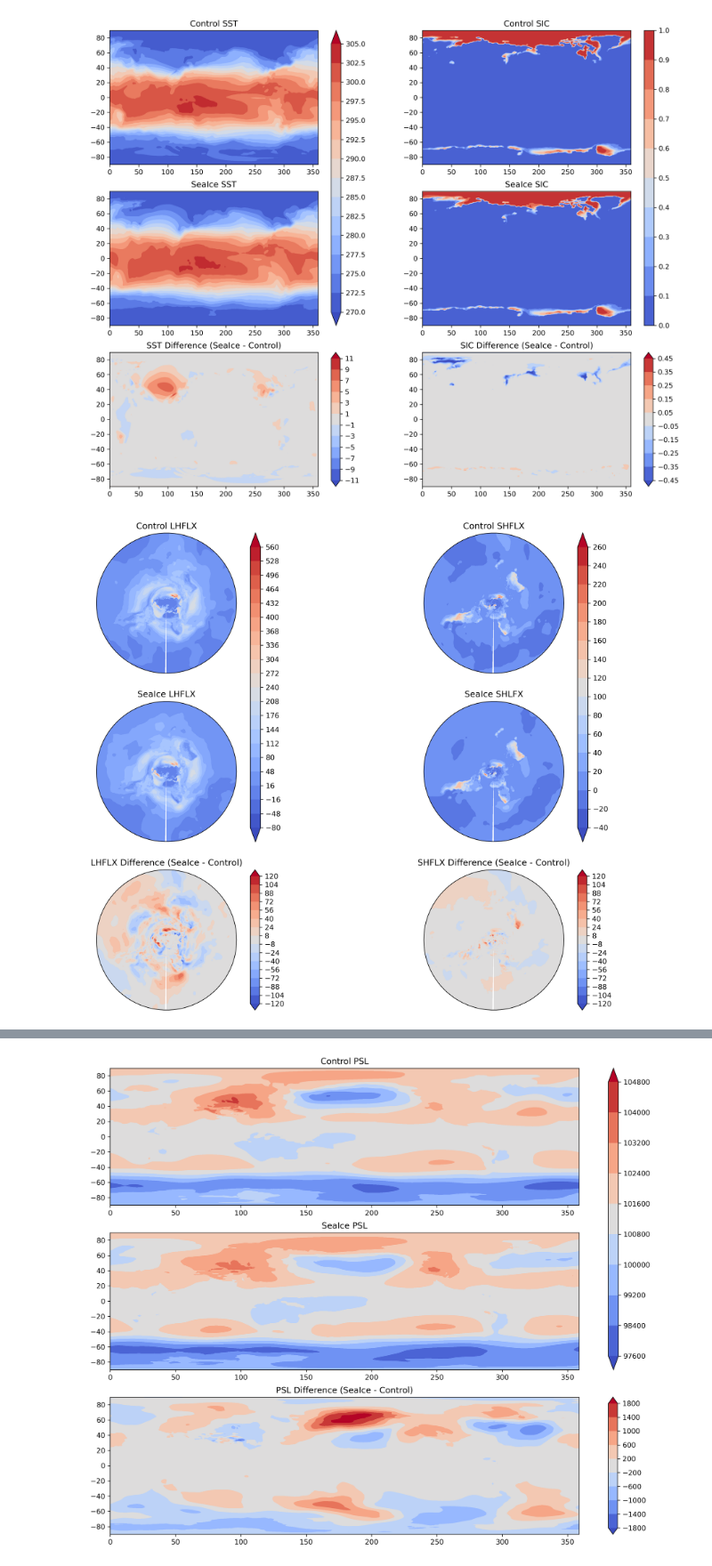
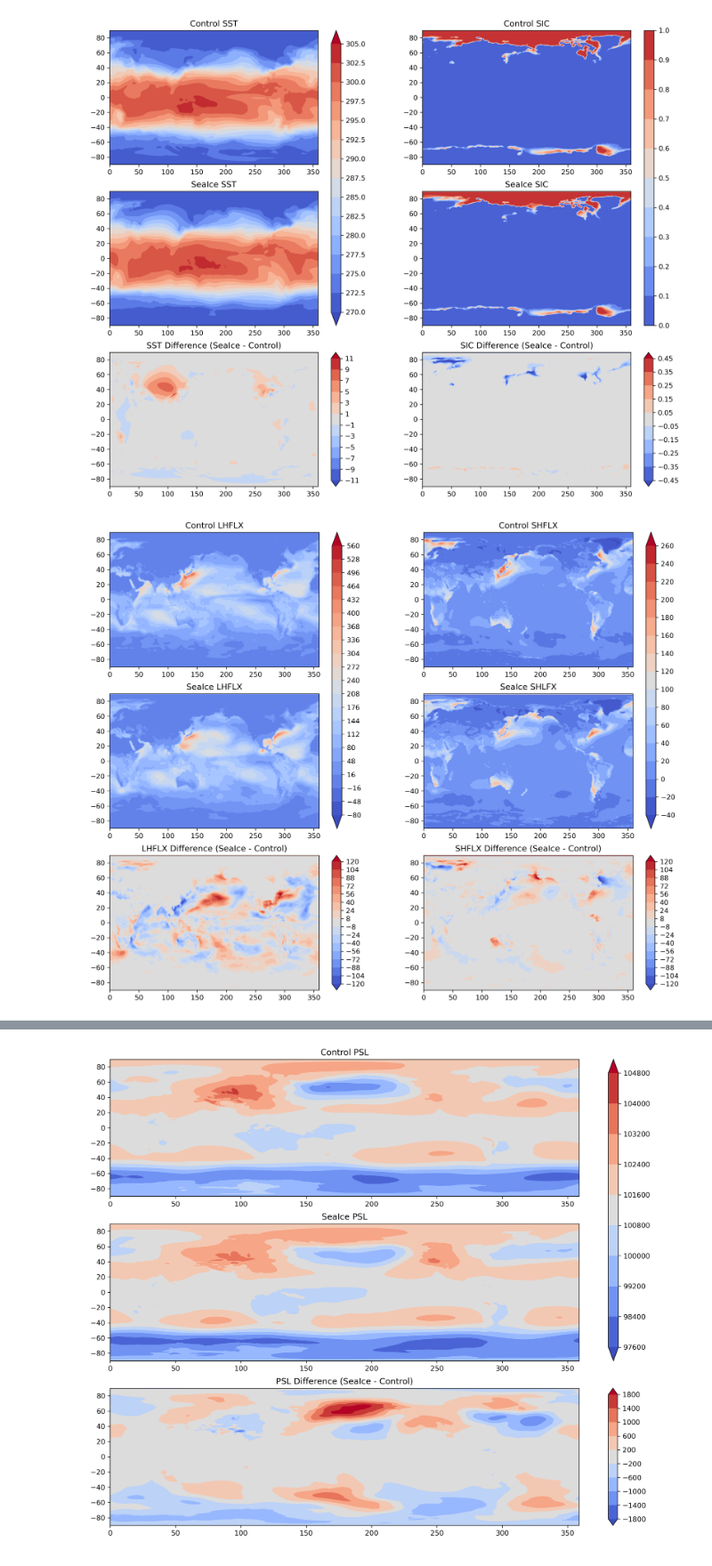
Before and after one commit to Aaron-Hsieh-0129/Workshop-of-Earth-System-Model, a Jupyter notebook: hw3/src/Week4.ipynb, the cells around one changed output, grey strips where cells are left out. Shown at 89% size. Saved outputs shown, nothing was run; the diff lists cells and outputs as text; code cells hidden in the pictures.

```diff
--- a/hw3/src/Week4.ipynb
+++ b/hw3/src/Week4.ipynb
@@ -111,38 +111,39 @@ left_SHFLX, right_SHFLX, split_SHFLX = -40, 260, 16
 left_LHFLX_diff, right_LHFLX_diff, split_LHFLX_diff = -120, 120, 16
 left_SHFLX_diff, right_SHFLX_diff, split_SHFLX_diff = -120, 120, 16
 
 
 CMAP = cm.coolwarm
 
 
-fig, ax = plt.subplots(3, 2, figsize=(15, 12), dpi=300, subplot_kw={'projection': ccrs.NorthPolarStereo()})
-cs1 = ax[0, 0].contourf(ds_ctl.LON2, ds_ctl.LAT2, LHFLX_ctl, extend='both', levels=np.linspace(left_LHFLX, right_LHFLX, split_LHFLX), cmap=CMAP, transform=ccrs.PlateCarree())
-cs12 = ax[1, 0].contourf(ds_ice.LON2, ds_ice.LAT2, LHFLX_ice, extend='both', levels=np.linspace(left_LHFLX, right_LHFLX, split_LHFLX), cmap=CMAP, transform=ccrs.PlateCarree())
+fig, ax = plt.subplots(3, 2, figsize=(15, 12), dpi=300)
+cs1 = ax[0, 0].contourf(ds_ctl.LON2, ds_ctl.LAT2, LHFLX_ctl, extend='both', levels=np.linspace(left_LHFLX, right_LHFLX, split_LHFLX), cmap=CMAP)
+cs12 = ax[1, 0].contourf(ds_ice.LON2, ds_ice.LAT2, LHFLX_ice, extend='both', levels=np.linspace(left_LHFLX, right_LHFLX, split_LHFLX), cmap=CMAP)
 fig.colorbar(cs1, ax=ax[0:2, 0], ticks=np.linspace(left_LHFLX, right_LHFLX, split_LHFLX), aspect=30)
 ax[0, 0].set_title("Control LHFLX")
 ax[0, 1].set_title("Control SHFLX")
 
 
-cs2 = ax[0, 1].contourf(ds_ctl.LON2, ds_ctl.LAT2, SHFLX_ctl, extend='both', levels=np.linspace(left_SHFLX, right_SHFLX, split_SHFLX), cmap=CMAP, transform=ccrs.PlateCarree())
-cs22 = ax[1, 1].contourf(ds_ctl.LON2, ds_ctl.LAT2, SHFLX_ice, extend='both', levels=np.linspace(left_SHFLX, right_SHFLX, split_SHFLX), cmap=CMAP, transform=ccrs.PlateCarree())
+cs2 = ax[0, 1].contourf(ds_ctl.LON2, ds_ctl.LAT2, SHFLX_ctl, extend='both', levels=np.linspace(left_SHFLX, right_SHFLX, split_SHFLX), cmap=CMAP)
+cs22 = ax[1, 1].contourf(ds_ctl.LON2, ds_ctl.LAT2, SHFLX_ice, extend='both', levels=np.linspace(left_SHFLX, right_SHFLX, split_SHFLX), cmap=CMAP)
 fig.colorbar(cs2, ax=ax[0:2, 1], ticks=np.linspace(left_SHFLX, right_SHFLX, split_SHFLX), aspect=30)
 ax[1, 0].set_title("SeaIce LHFLX")
 ax[1, 1].set_title("SeaIce SHLFX")
 
 
-cs13 = ax[2, 0].contourf(ds_ctl.LON2, ds_ctl.LAT2, LHFLX_ice-LHFLX_ctl, extend='both', levels=np.linspace(left_LHFLX_diff, right_LHFLX_diff, split_LHFLX_diff), cmap=CMAP, transform=ccrs.PlateCarree())
+cs13 = ax[2, 0].contourf(ds_ctl.LON2, ds_ctl.LAT2, LHFLX_ice-LHFLX_ctl, extend='both', levels=np.linspace(left_LHFLX_diff, right_LHFLX_diff, split_LHFLX_diff), cmap=CMAP)
 fig.colorbar(cs13, ticks=np.linspace(left_LHFLX_diff, right_LHFLX_diff, split_LHFLX_diff), aspect=15)
 
 ax[2, 0].set_title("LHFLX Difference (SeaIce - Control)")
 
 
 
-cs23 = ax[2, 1].contourf(ds_ctl.LON2, ds_ctl.LAT2, SHFLX_ice-SHFLX_ctl, extend='both', levels=np.linspace(left_SHFLX_diff, right_SHFLX_diff, split_SHFLX_diff), cmap=CMAP, transform=ccrs.PlateCarree())
+cs23 = ax[2, 1].contourf(ds_ctl.LON2, ds_ctl.LAT2, SHFLX_ice-SHFLX_ctl, extend='both', levels=np.linspace(left_SHFLX_diff, right_SHFLX_diff, split_SHFLX_diff), cmap=CMAP)
 fig.colorbar(cs23, ticks=np.linspace(left_SHFLX_diff, right_SHFLX_diff, split_SHFLX_diff), aspect=15)
 
 ax[2, 1].set_title("SHFLX Difference (SeaIce - Control)")
 
+plt.savefig("../graphs/LHF_SHF.png", dpi=300)
 
 plt.show()
 # %% [output]
-[figure, old version]
+[figure, new version]
```
Also changed, not shown: parts of 2 cells of this notebook.
